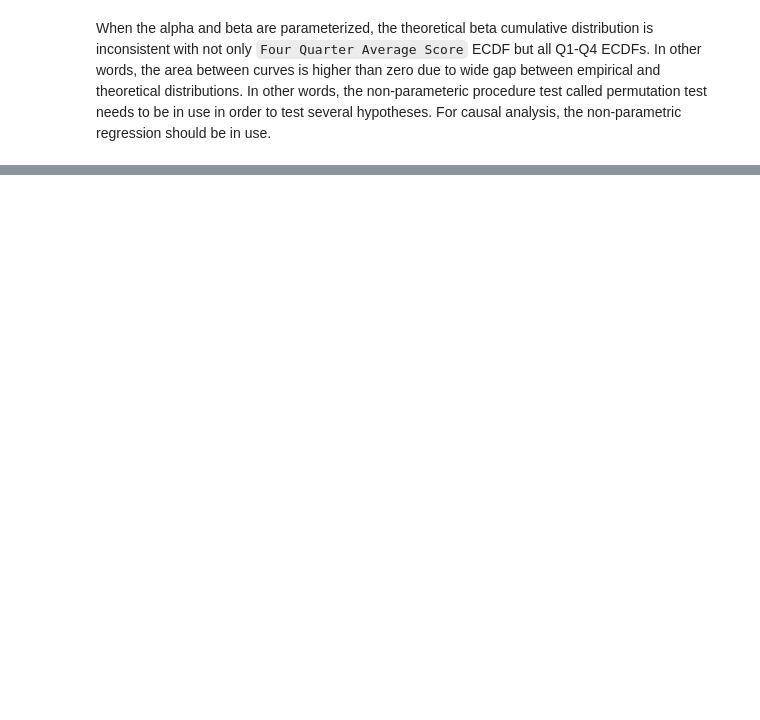
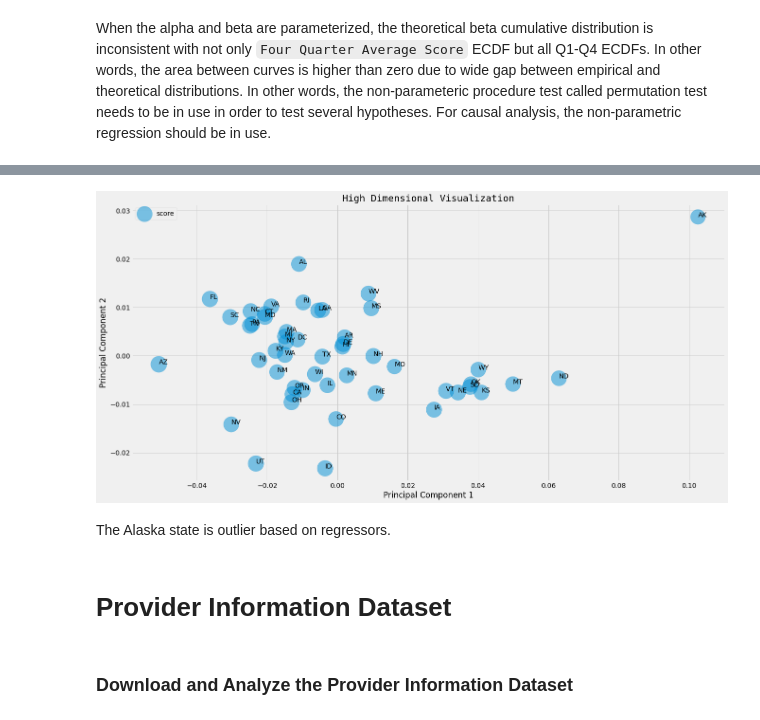
Before and after one commit to jonahwinninghoff/Causal-Analysis-Nursing-Home, a Jupyter notebook: Exploratory Data Analysis/Exploratory Data Analysis.ipynb, the cells around one changed output, grey strips where cells are left out. Cells and saved outputs as stored; diff of their text form; code cells hidden in the pictures; blank space fills up the shorter version.

```diff
--- a/Exploratory Data Analysis/Exploratory Data Analysis.ipynb
+++ b/Exploratory Data Analysis/Exploratory Data Analysis.ipynb
@@ -361,0 +275,32 @@ display(pd.DataFrame(p_values).T.rename(columns={0:'p-value'}))
+# %%
+pca_df = pd.DataFrame(pca.transform(df), index = list(df.index))
+# %%
+# Change from 0 - 15 to pc_1 to pc_16
+thelist = []
+for i in pca_df.columns:
+    thelist.append('pc_'+str(i+1))
+pca_df.columns = thelist
+# %%
+pca_df = pd.concat([score,pca_df],axis=1)
+pca_df['score'] = pca_df['score']*3000
+# %%
+x = pca_df.pc_1
+y = pca_df.pc_2
+state = pca_df.index
+plt.subplots(figsize=(20,10))
+plt.scatter('pc_1','pc_2', s = 'score', data=pca_df, alpha=0.5, label = 'score')
+for s, x, y in zip(state, x, y):
+    plt.annotate(s, (x, y))
+plt.xlabel('Principal Component 1')
+plt.ylabel('Principal Component 2')
+plt.title('High Dimensional Visualization',family = 'monospace')
+plt.legend()
+plt.show()
+# %% [output]
+[figure, added]
+# %% [markdown]
+The Alaska state is outlier based on regressors.
+# %% [markdown]
+# Provider Information Dataset
+# %% [markdown]
+### Download and Analyze the Provider Information Dataset <a id = 'down'></a>
```
Also changed, not shown: parts of 89 cells of this notebook.
